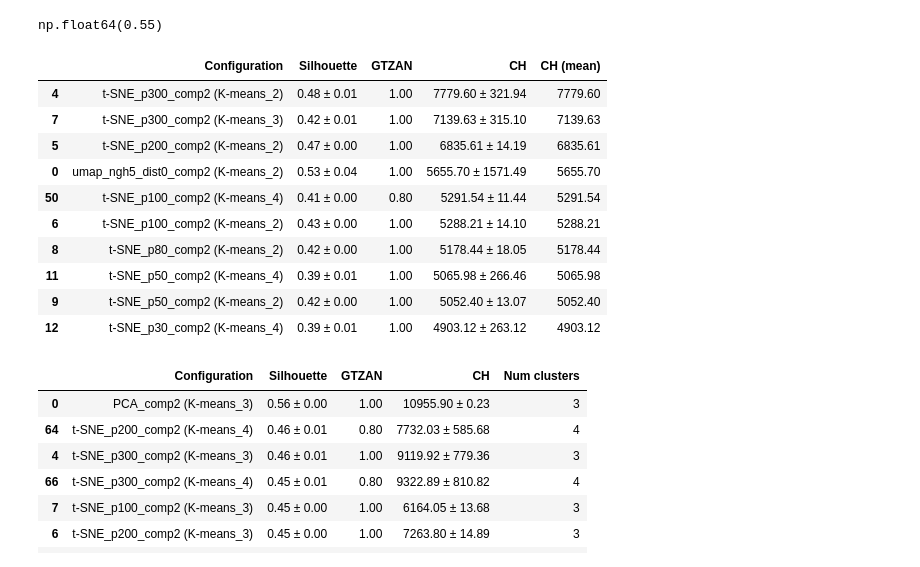
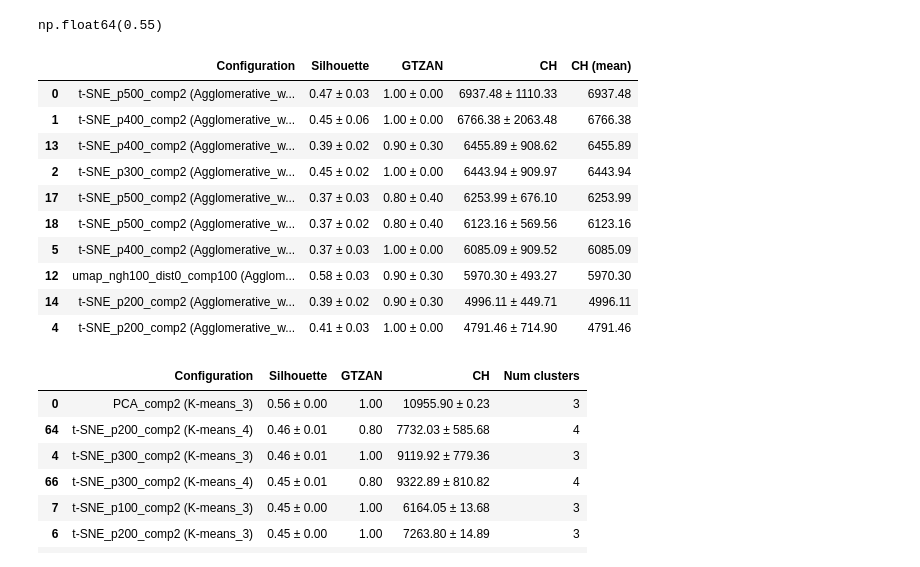
Before and after one commit to PulyaPolya/genres, a Jupyter notebook: dataset/clustering_beat_this_layers.ipynb, the cells around one changed output. Drawn from its saved outputs; the diff is of its cells as text; code cells hidden in the pictures.

```diff
--- a/dataset/clustering_beat_this_layers.ipynb
+++ b/dataset/clustering_beat_this_layers.ipynb
@@ -1900,23 +1900,23 @@ def filter_configs_with_algoname(df, gtzan_thresh=0.66, noise_thresh=50.0):
 # filtered = filter_configs_with_algoname(df, gtzan_thresh=0.66, noise_thresh=50.0)
 # display(filtered)
 # %%
-path = r"P:\datasets\beat-this\embeddings\results\layer-7\K-means_layer-7_10_fair_gtzan.csv"
+path = r"P:\datasets\beat-this\embeddings\results\layer-11\Agglomerative_layer-11_mean_std_10.csv"
 df = pd.read_csv(path, header=[0,1], index_col=0)
 filtered_table = filter_configs_with_algoname(df, gtzan_thresh=0.7)
 filtered_table["CH (mean)"] = filtered_table["CH"].apply(lambda x: float(x.split(" ")[0]))
 filtered_table.sort_values(by = "CH (mean)", ascending = False).head(10)
 # %% [output]
 |  | Configuration | Silhouette | GTZAN | CH | CH (mean) |
-| 4 | t-SNE_p300_comp2 (K-means_2) | 0.48 ± 0.01 | 1.00 | 7779.60 ± 321.94 | 7779.60 |
-| 7 | t-SNE_p300_comp2 (K-means_3) | 0.42 ± 0.01 | 1.00 | 7139.63 ± 315.10 | 7139.63 |
-| 5 | t-SNE_p200_comp2 (K-means_2) | 0.47 ± 0.00 | 1.00 | 6835.61 ± 14.19 | 6835.61 |
-| 0 | umap_ngh5_dist0_comp2 (K-means_2) | 0.53 ± 0.04 | 1.00 | 5655.70 ± 1571.49 | 5655.70 |
-| 50 | t-SNE_p100_comp2 (K-means_4) | 0.41 ± 0.00 | 0.80 | 5291.54 ± 11.44 | 5291.54 |
-| 6 | t-SNE_p100_comp2 (K-means_2) | 0.43 ± 0.00 | 1.00 | 5288.21 ± 14.10 | 5288.21 |
-| 8 | t-SNE_p80_comp2 (K-means_2) | 0.42 ± 0.00 | 1.00 | 5178.44 ± 18.05 | 5178.44 |
-| 11 | t-SNE_p50_comp2 (K-means_4) | 0.39 ± 0.01 | 1.00 | 5065.98 ± 266.46 | 5065.98 |
-| 9 | t-SNE_p50_comp2 (K-means_2) | 0.42 ± 0.00 | 1.00 | 5052.40 ± 13.07 | 5052.40 |
-| 12 | t-SNE_p30_comp2 (K-means_4) | 0.39 ± 0.01 | 1.00 | 4903.12 ± 263.12 | 4903.12 |
+| 0 | t-SNE_p500_comp2 (Agglomerative_w... | 0.47 ± 0.03 | 1.00 ± 0.00 | 6937.48 ± 1110.33 | 6937.48 |
+| 1 | t-SNE_p400_comp2 (Agglomerative_w... | 0.45 ± 0.06 | 1.00 ± 0.00 | 6766.38 ± 2063.48 | 6766.38 |
+| 13 | t-SNE_p400_comp2 (Agglomerative_w... | 0.39 ± 0.02 | 0.90 ± 0.30 | 6455.89 ± 908.62 | 6455.89 |
+| 2 | t-SNE_p300_comp2 (Agglomerative_w... | 0.45 ± 0.02 | 1.00 ± 0.00 | 6443.94 ± 909.97 | 6443.94 |
+| 17 | t-SNE_p500_comp2 (Agglomerative_w... | 0.37 ± 0.03 | 0.80 ± 0.40 | 6253.99 ± 676.10 | 6253.99 |
+| 18 | t-SNE_p500_comp2 (Agglomerative_w... | 0.37 ± 0.02 | 0.80 ± 0.40 | 6123.16 ± 569.56 | 6123.16 |
+| 5 | t-SNE_p400_comp2 (Agglomerative_w... | 0.37 ± 0.03 | 1.00 ± 0.00 | 6085.09 ± 909.52 | 6085.09 |
+| 12 | umap_ngh100_dist0_comp100 (Agglom... | 0.58 ± 0.03 | 0.90 ± 0.30 | 5970.30 ± 493.27 | 5970.30 |
+| 14 | t-SNE_p200_comp2 (Agglomerative_w... | 0.39 ± 0.02 | 0.90 ± 0.30 | 4996.11 ± 449.71 | 4996.11 |
+| 4 | t-SNE_p200_comp2 (Agglomerative_w... | 0.41 ± 0.03 | 1.00 ± 0.00 | 4791.46 ± 714.90 | 4791.46 |
 # %%
 filtered_table["Num clusters"] = filtered_table["Configuration"].apply(lambda x:  int(x.split(")")[0][-1:]))
 filtered_table[filtered_table["Num clusters"] >= 3].head(10)
```
Also changed, not shown: parts of 1 cell of this notebook.
